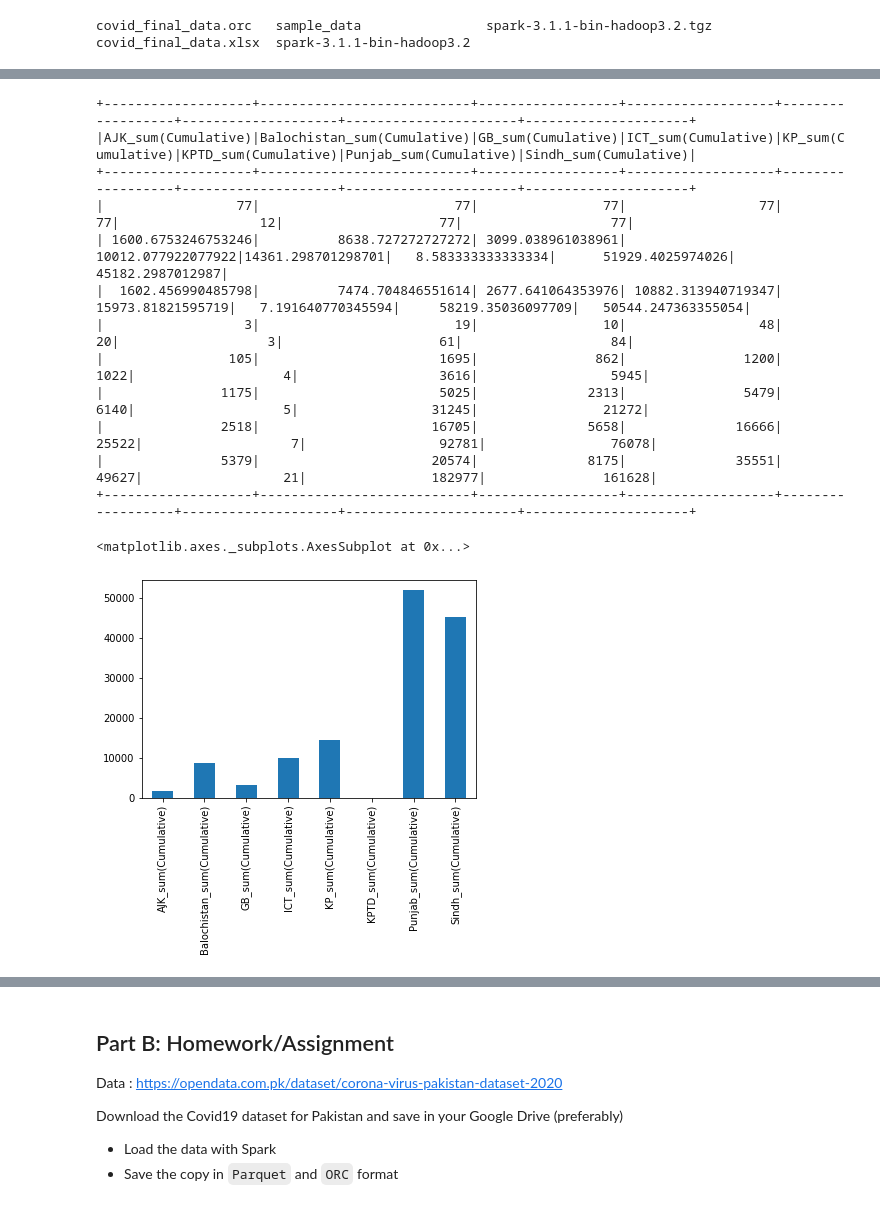
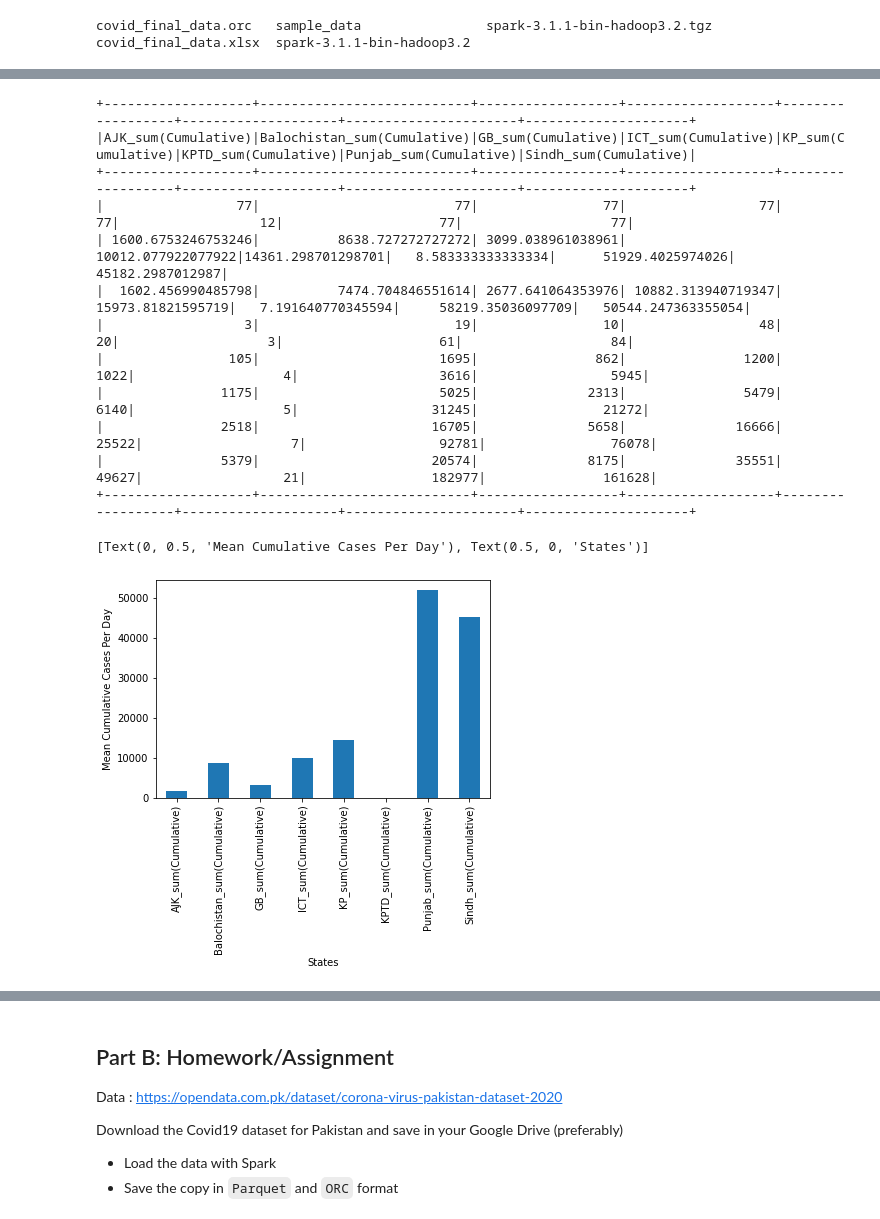
Before and after one commit to komzy/Beethoven-Piano-Music-Creator, a Jupyter notebook: week1/Spark_with_ML_Week_1_Assignment.ipynb, the cells around one changed output, grey strips where cells are left out. Cells and saved outputs as stored; diff of their text form; code cells hidden in the pictures.

```diff
--- a/week1/Spark_with_ML_Week_1_Assignment.ipynb
+++ b/week1/Spark_with_ML_Week_1_Assignment.ipynb
@@ -165,31 +165,31 @@ states_summary_sdf.show()
 # %%
 coloumns_cumulative= ["AJK_sum(Cumulative)",
                       "Balochistan_sum(Cumulative)",
                       "GB_sum(Cumulative)",
                       "ICT_sum(Cumulative)",
                       "KP_sum(Cumulative)",
                       "KPTD_sum(Cumulative)",
                       #"Mobile Lab_avg(Cumulative)",
                       "Punjab_sum(Cumulative)",
                       "Sindh_sum(Cumulative)"]
 states_cumulative_summary= states_summary_sdf.select(coloumns_cumulative)
 states_cumulative_summary.show()
 mean = states_cumulative_summary.toPandas().iloc[1]
-mean.astype(float).plot(kind='bar')
+mean.astype(float).plot(kind='bar').set(xlabel="States", ylabel="Mean Cumulative Cases Per Day")
 # %% [output]
 +-------------------+---------------------------+------------------+-------------------+------------------+--------------------+----------------------+---------------------+
 |AJK_sum(Cumulative)|Balochistan_sum(Cumulative)|GB_sum(Cumulative)|ICT_sum(Cumulative)|KP_sum(Cumulative)|KPTD_sum(Cumulative)|Punjab_sum(Cumulative)|Sindh_sum(Cumulative)|
 +-------------------+---------------------------+------------------+-------------------+------------------+--------------------+----------------------+---------------------+
 |                 77|                         77|                77|                 77|                77|                  12|                    77|                   77|
 | 1600.6753246753246|          8638.727272727272| 3099.038961038961| 10012.077922077922|14361.298701298701|   8.583333333333334|      51929.4025974026|     45182.2987012987|
 |  1602.456990485798|          7474.704846551614| 2677.641064353976| 10882.313940719347| 15973.81821595719|   7.191640770345594|     58219.35036097709|   50544.247363355054|
 |                  3|                         19|                10|                 48|                20|                   3|                    61|                   84|
 |                105|                       1695|               862|               1200|              1022|                   4|                  3616|                 5945|
 |               1175|                       5025|              2313|               5479|              6140|                   5|                 31245|                21272|
 |               2518|                      16705|              5658|              16666|             25522|                   7|                 92781|                76078|
 |               5379|                      20574|              8175|              35551|             49627|                  21|                182977|               161628|
 +-------------------+---------------------------+------------------+-------------------+------------------+--------------------+----------------------+---------------------+
-<matplotlib.axes._subplots.AxesSubplot at 0x...>
+[Text(0, 0.5, 'Mean Cumulative Cases Per Day'), Text(0.5, 0, 'States')]
-[figure, old version]
+[figure, new version]
 # %%
 median = states_cumulative_summary.toPandas().iloc[5]
```
Also changed, not shown: parts of 8 cells of this notebook.
